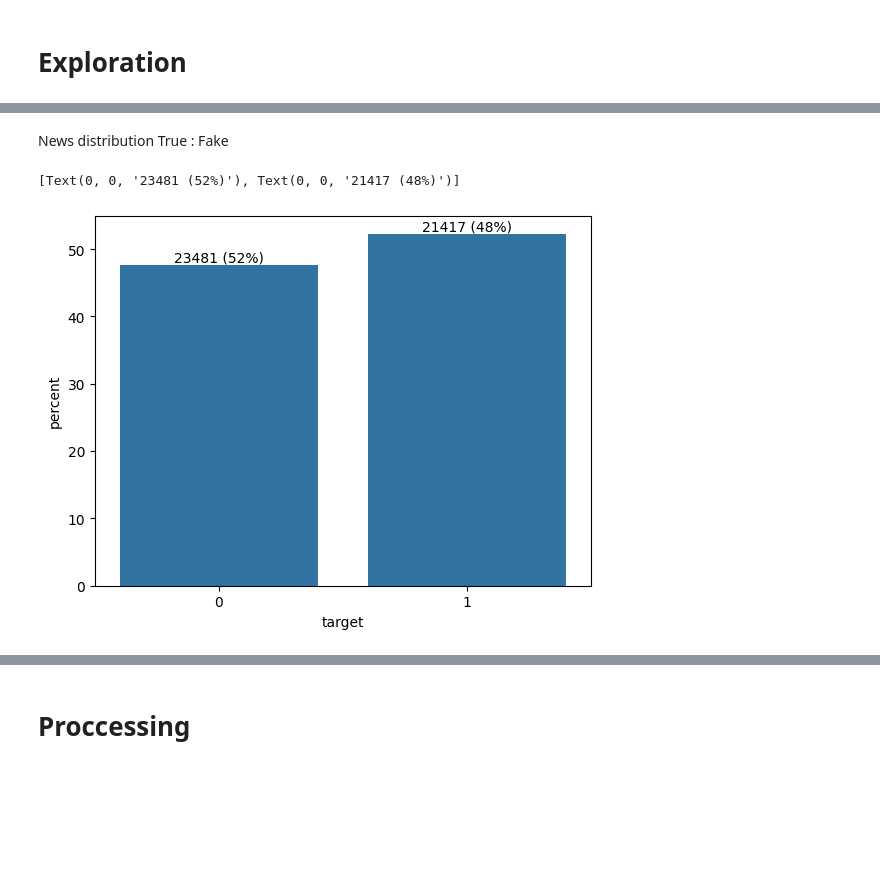
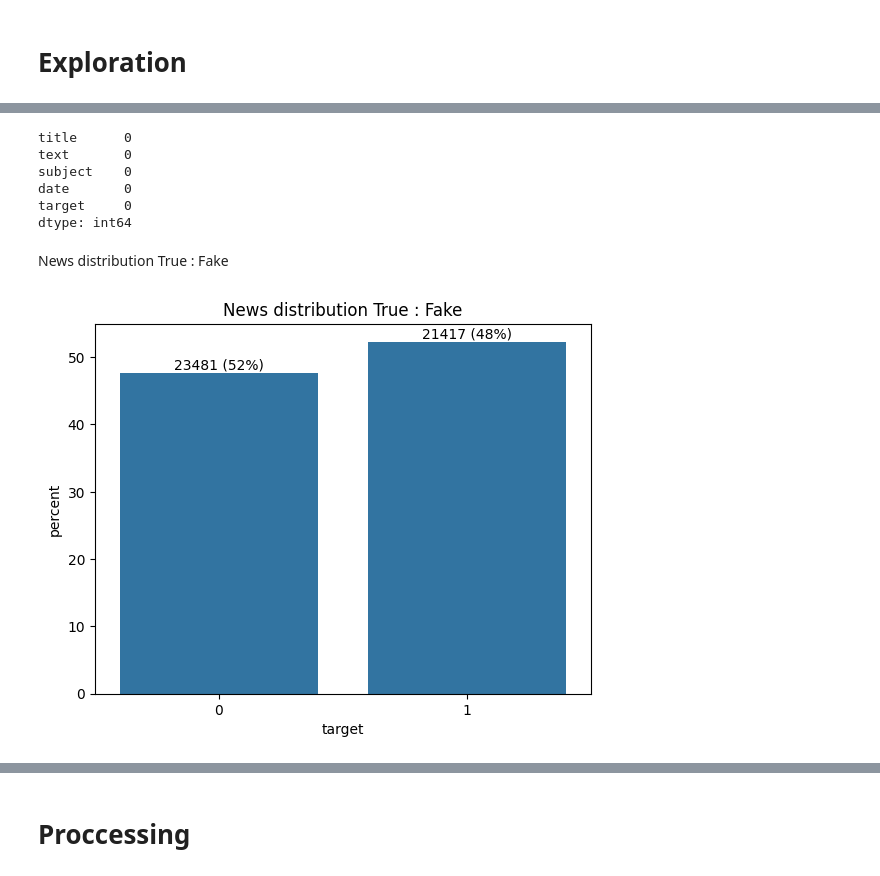
Before and after one commit to Maksym-Kryvenko/NLP_Fake_news_detection, a Jupyter notebook: main.ipynb, the cells around one changed output, grey strips where cells are left out. Cells and saved outputs as stored; diff of their text form; code cells hidden in the pictures; blank space fills up the shorter version.

```diff
--- a/main.ipynb
+++ b/main.ipynb
@@ -59,7 +87,7 @@ def combine_data(true_data, false_data):
     print("False shape: ", false_data.shape)
     print("All data shape: ", all_data.shape)
 
-    return all_data.sample(frac=1)
+    return all_data.sample(frac=1).reset_index(drop=True)
 # %%
 all_news = combine_data(true_news, fake_news)
 # %% [output]
@@ -71,13 +116,23 @@ All data shape:  (44898, 5)
+# %%
+all_news.isnull().sum()
+# %% [output]
+title      0
+text       0
+subject    0
+date       0
+target     0
+dtype: int64
 # %% [markdown]
 News distribution True : Fake
 # %%
 ax = sns.countplot(x=all_news["target"], stat='percent')
 
 abs_values = all_news['target'].value_counts()
 rel_values = all_news['target'].value_counts(normalize=True).values * 100
 lbls = [f'{p[0]} ({p[1]:.0f}%)' for p in zip(abs_values, rel_values)]
 
 ax.bar_label(container=ax.containers[0], labels=lbls)
+plt.title('News distribution True : Fake')
+plt.show()
 # %% [output]
-[Text(0, 0, '23481 (52%)'), Text(0, 0, '21417 (48%)')]
-[figure, old version]
+[figure, new version]
```
Also changed, not shown: parts of 40 cells of this notebook.
